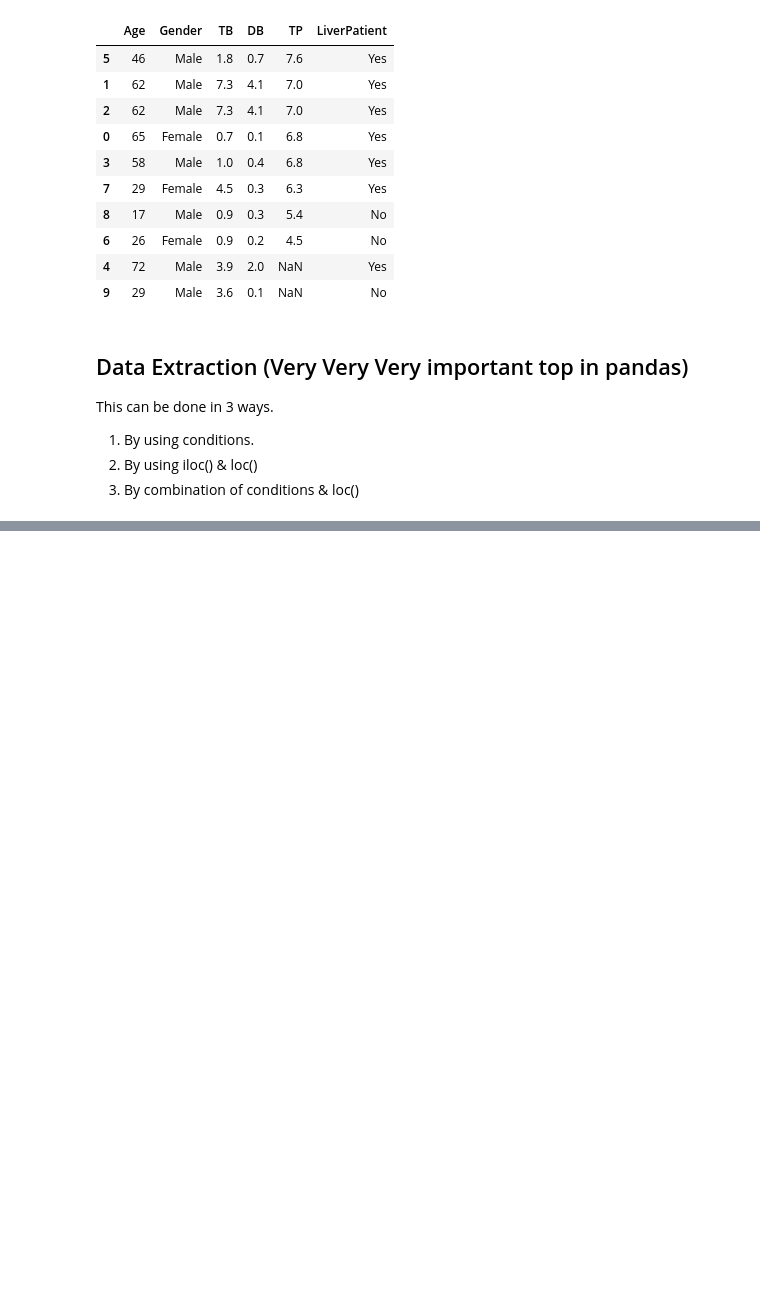
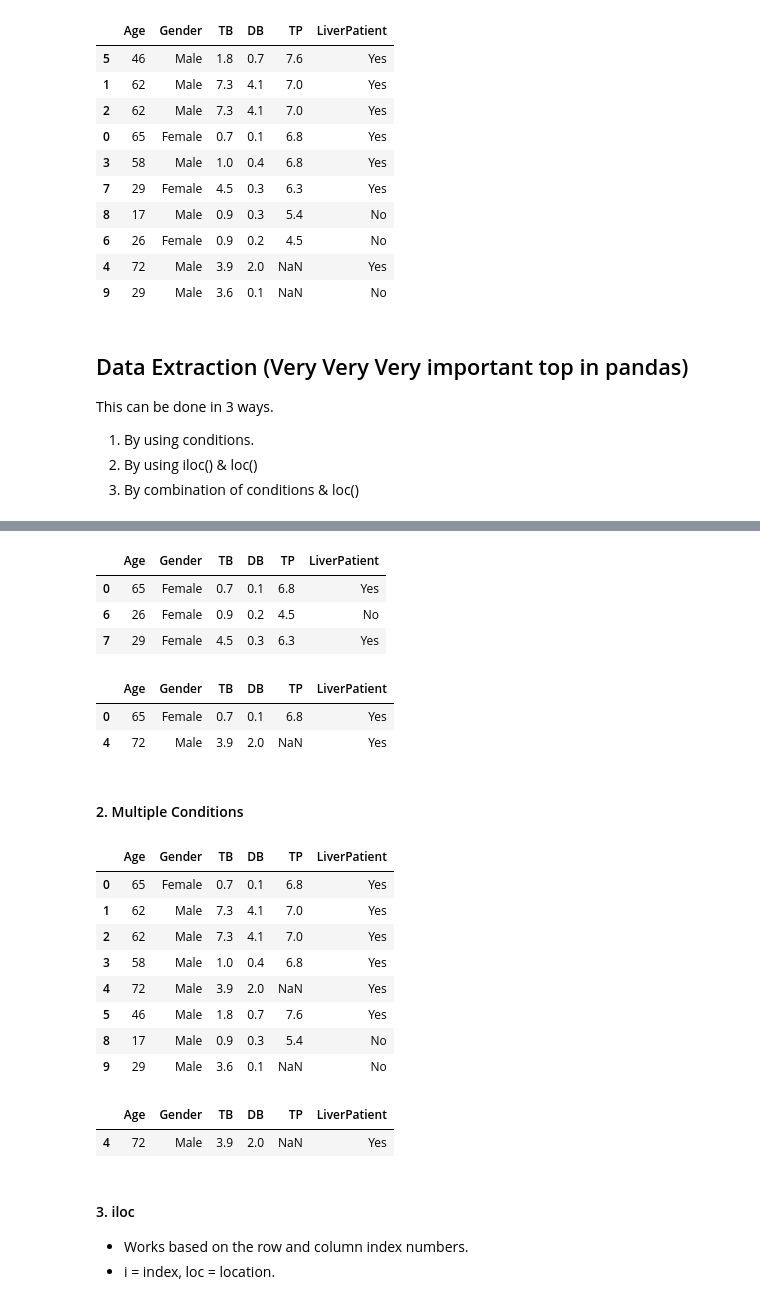
Before and after one commit to jeevan-puli/101-Days-of-Learning-Data-Science, a Jupyter notebook: Python_Modules_For_DS/Pandas.ipynb, the cells around one changed output, grey strips where cells are left out. Cells and saved outputs as stored; diff of their text form; code cells hidden in the pictures; blank space fills up the shorter version.

Commit message:
data Extraction.

```diff
--- a/Python_Modules_For_DS/Pandas.ipynb
+++ b/Python_Modules_For_DS/Pandas.ipynb
@@ -710,0 +713,6 @@ This can be done in 3 ways.
+# %%
+import numpy as np
+import pandas as pd
+
+df = pd.read_csv("Liver.csv")
+df
@@ -710,0 +774,43 @@ This can be done in 3 ways.
+# %%
+female_data = df[df["Gender"] == "Female"]
+
+female_data
+# %% [output]
+|  | Age | Gender | TB | DB | TP | LiverPatient |
+| 0 | 65 | Female | 0.7 | 0.1 | 6.8 | Yes |
+| 6 | 26 | Female | 0.9 | 0.2 | 4.5 | No |
+| 7 | 29 | Female | 4.5 | 0.3 | 6.3 | Yes |
+# %%
+elders_data = df[df["Age"] >= 65]
+
+elders_data
+# %% [output]
+|  | Age | Gender | TB | DB | TP | LiverPatient |
+| 0 | 65 | Female | 0.7 | 0.1 | 6.8 | Yes |
+| 4 | 72 | Male | 3.9 | 2.0 | NaN | Yes |
+# %% [markdown]
+#### 2. Multiple Conditions
+# %%
+filter1 = df[(df["Age"] == 65) | (df["Gender"] == "Male")]
+
+filter1
+# %% [output]
+|  | Age | Gender | TB | DB | TP | LiverPatient |
+| 0 | 65 | Female | 0.7 | 0.1 | 6.8 | Yes |
+| 1 | 62 | Male | 7.3 | 4.1 | 7.0 | Yes |
+| 2 | 62 | Male | 7.3 | 4.1 | 7.0 | Yes |
+| 3 | 58 | Male | 1.0 | 0.4 | 6.8 | Yes |
+| 4 | 72 | Male | 3.9 | 2.0 | NaN | Yes |
+| 5 | 46 | Male | 1.8 | 0.7 | 7.6 | Yes |
+| 8 | 17 | Male | 0.9 | 0.3 | 5.4 | No |
+| 9 | 29 | Male | 3.6 | 0.1 | NaN | No |
+# %%
+filter2 = df[(df["LiverPatient"] == "Yes") & (df.Age >=70)]
+filter2
+# %% [output]
+|  | Age | Gender | TB | DB | TP | LiverPatient |
+| 4 | 72 | Male | 3.9 | 2.0 | NaN | Yes |
+# %% [markdown]
+#### 3. iloc
+- Works based on the row and column index numbers.
+- i = index, loc = location.
```
Also changed, not shown: parts of 7 cells of this notebook.
